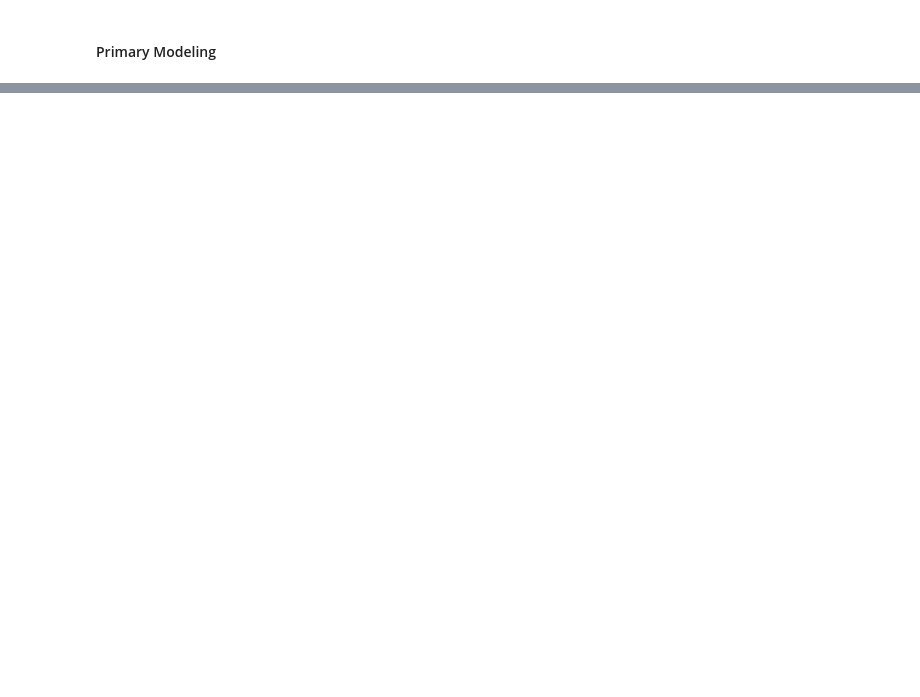
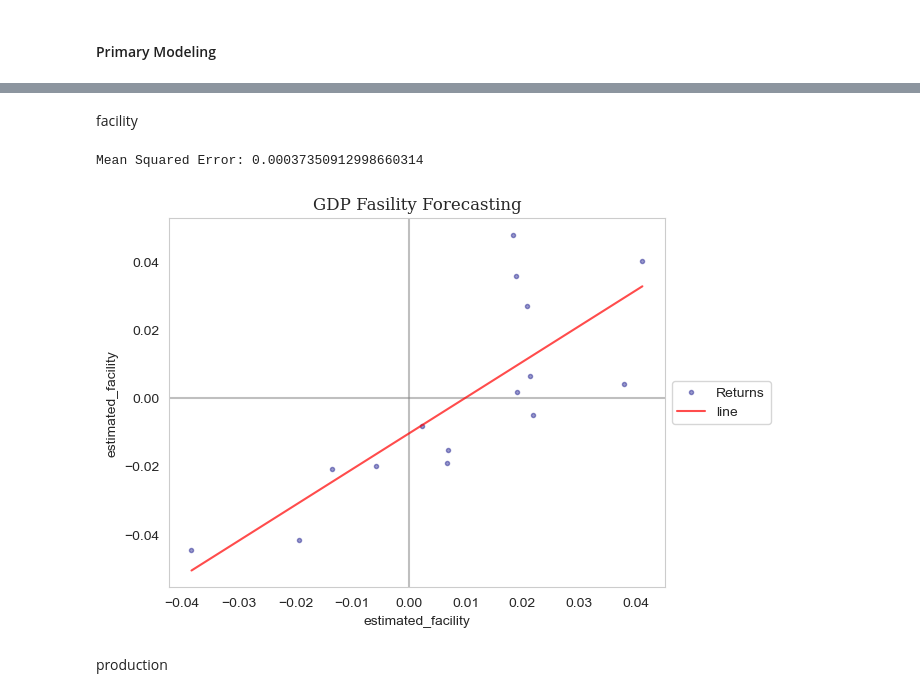
Before and after one commit to Tommylee1013/EconomicCycle, a Jupyter notebook: Notes/Primary Model.ipynb, the cells around one changed output, grey strips where cells are left out. Drawn from its saved outputs; the diff is of its cells as text; code cells hidden in the pictures; blank space fills up the shorter version.

```diff
--- a/Notes/Primary Model.ipynb
+++ b/Notes/Primary Model.ipynb
@@ -115,0 +233,32 @@ gdp
+# %% [markdown]
+facility
+# %%
+X = feature_matrix['facility_investment'].iloc[:,:-1]
+y = feature_matrix['facility_investment']['estimated_facility']
+
+X_train, X_test, y_train, y_test = X.loc[:'2022-06'], X.loc['2022-07':], y.loc[:'2022-06'], y.loc['2022-07':]
+
+facil_model = RandomForestRegressor(n_estimators = 1000,
+                                          random_state = 42,
+                                          criterion = 'squared_error',
+                                          max_depth = 10)
+facil_model.fit(X_train, y_train)
+y_pred = facil_model.predict(X_test)
+pred_train = facil_model.predict(X_train)
+mse = mean_squared_error(y_test, y_pred)
+
+print(f"Mean Squared Error: {mse}")
+# %% [output]
+Mean Squared Error: 0.00037350912998660314
+# %%
+beta, alpha = np.polyfit(x = y_test , y = y_pred ,deg = 1)
+plt.axvline(0, color = 'grey', alpha = 0.5)
+plt.axhline(0, color = 'grey', alpha = 0.5)
+plt.scatter(y = y_pred, x = y_test, label = 'Returns', marker = '.', color = 'navy', alpha = 0.4)
+sns.lineplot(x = y_test, y = alpha + y_test * beta, color = 'red', label = 'line', alpha = 0.7)
+plt.legend(loc = 'center left', bbox_to_anchor = (1, 0.5))
+plt.title('GDP Fasility Forecasting', fontfamily = 'Serif')
+plt.grid(False)
+plt.show()
+# %% [output]
+[figure, added]
@@ -115,0 +275,2 @@ gdp
+# %% [markdown]
+production
```
Also changed, not shown: parts of 48 cells of this notebook, 9 other files.
